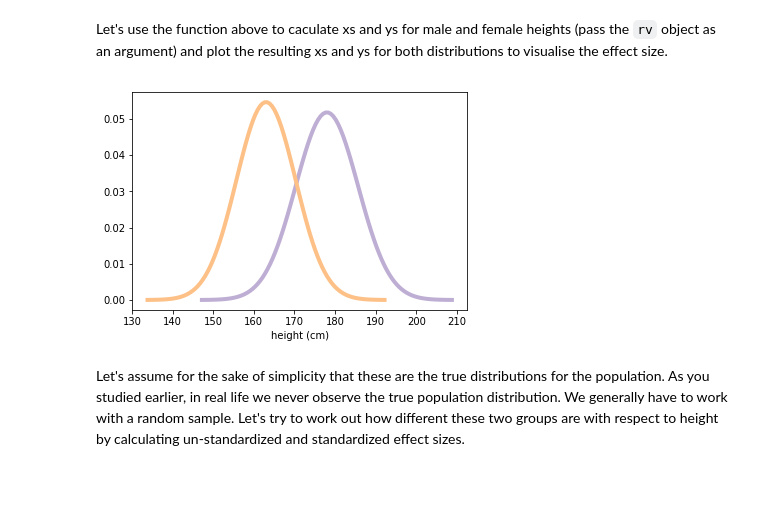
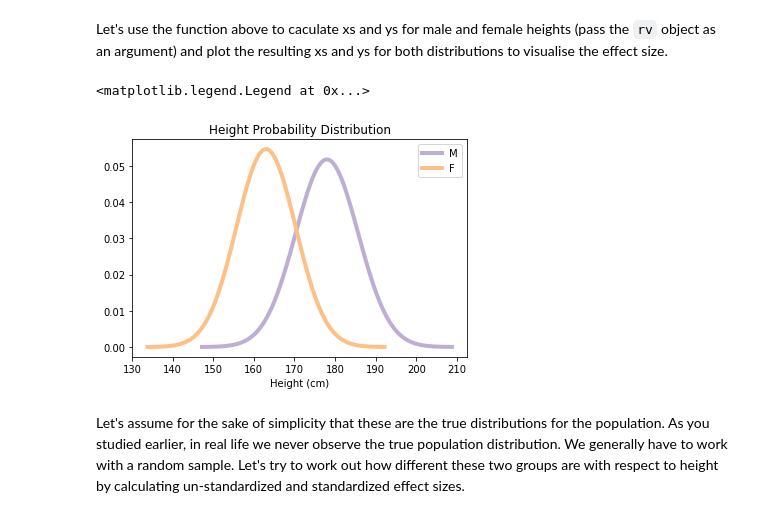
Before and after one commit to slieb74/ds-stats-effect_size-nyc-career-ds-062518, a Jupyter notebook: index.ipynb, the cells around one changed output. Cells and saved outputs as stored; diff of their text form; code cells hidden in the pictures; blank space fills up the shorter version.

```diff
--- a/index.ipynb
+++ b/index.ipynb
@@ -82,11 +82,11 @@ To explore statistics that quantify effect size, let's first look at the differe
 We can use `scipy.stats.norm()` to represent the height distributions by passing mean and standard deviation values as arguments for creating normal distribution.
 # %%
 #Mean height and sd for males
-male_mean = None
-male_sd = None
+male_mean = 178
+male_sd = 7.7
 
 # Generate a normal distribution for male heights using scipy.stats.norm()
-male_height = None
+male_height = st.norm(male_mean,male_sd)
 # %% [markdown]
  The result `male_height` is a SciPy `rv` object which represents a **normal continuous random variable**.
 # %%
@@ -102,3 +98,7 @@ female_height = None
+# %%
+female_mean = 163
+female_sd = 7.3
+female_height = st.norm(female_mean,female_sd)
 # %% [markdown]
 ###  Evaluate Probability Density Function (PDF)
 
@@ -117,29 +117,34 @@ def evaluate_PDF(rv, x=4):
        '''
 
     # Identify the mean and standard deviation of random variable
-    mean = None
-    std = None
+    mean = rv.mean()
+    std = rv.std()
 
     # Use numpy to calculate evenly spaced numbers over the specified interval (4 sd) and generate 100 samples.
-    xs = None
+    xs = np.linspace(mean-x*std,mean+x*std,100)
 
     # Calculate the peak of normal distribution i.e. probability density.
-    ys = None
+    ys = rv.pdf(xs)
 
     return xs, ys # Return calculated values
 # %% [markdown]
 Let's use the function above to caculate xs and ys for male and female heights (pass the `rv` object as an argument) and plot the resulting xs and ys for both distributions to visualise the effect size.
 # %%
 # Male height
-xs, ys = None
-#pyplot.plot(xs, ys, label='male', linewidth=4, color='#beaed4')
+xs, ys = evaluate_PDF(male_height, x=4)
+plt.plot(xs, ys, label='male', linewidth=4, color='#beaed4')
 
 #Female height
-xs, ys = None
-# Plot female distribution
+xs, ys = evaluate_PDF(female_height, x=4)
+plt.plot(xs, ys, label='male', linewidth=4, color='#fdc086')
+
 # Label the plot
+plt.title("Height Probability Distribution")
+plt.xlabel('Height (cm)')
+plt.legend('MF')
 # %% [output]
+<matplotlib.legend.Legend at 0x...>
-[figure, old version]
+[figure, new version]
 # %% [markdown]
 Let's assume for the sake of simplicity that these are the true distributions for the population. As you studied earlier, in real life we never observe the true population distribution.  We generally have to work with a random sample. Let's try to work out how different these two groups are with respect to height by calculating un-standardized and standardized effect sizes.
 # %% [markdown]
```
Also changed, not shown: parts of 26 cells of this notebook.
